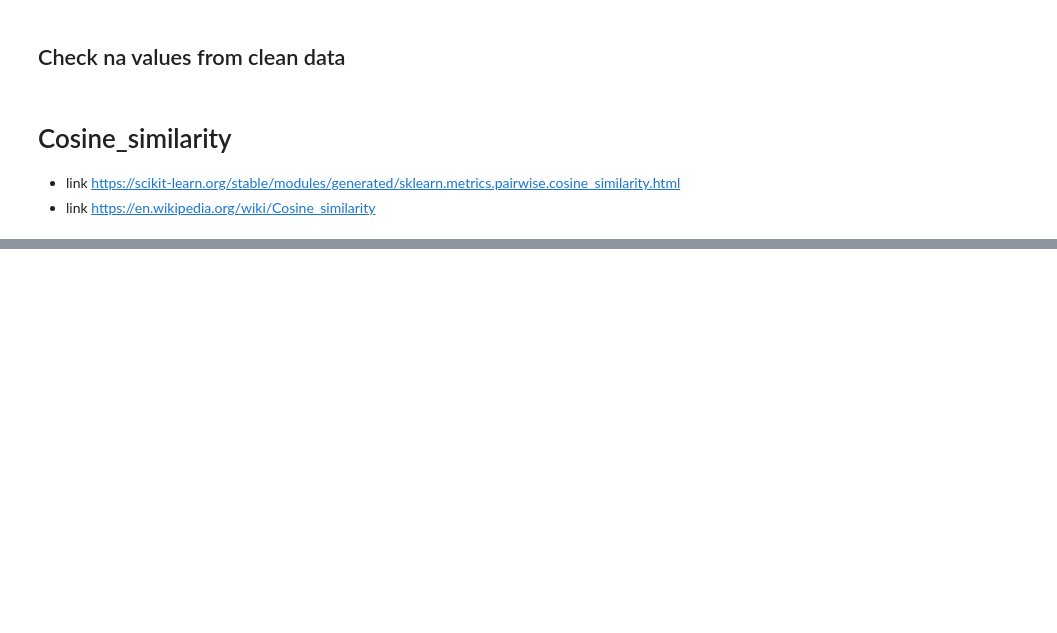
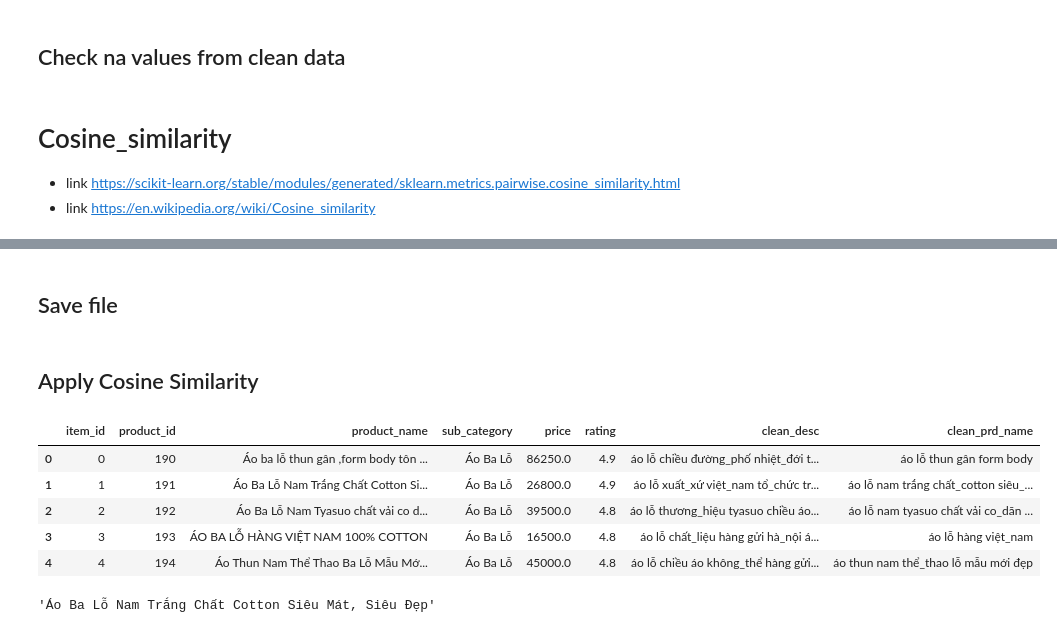
Before and after one commit to Trihamhochoi/Recommendated_System, a Jupyter notebook: CODE/Consine_Content_base.ipynb, the cells around one changed output, grey strips where cells are left out. Cells and saved outputs as stored; diff of their text form; code cells hidden in the pictures; blank space fills up the shorter version.

```diff
--- a/CODE/Consine_Content_base.ipynb
+++ b/CODE/Consine_Content_base.ipynb
@@ -62,7 +64,7 @@ drop_idx = clean_prd_df[clean_prd_df['clean_prd_name'].apply(lambda x: isinstanc
 # %%
 clean_prd_df = clean_prd_df.drop(index=drop_idx)
 # %%
-#stop_lst
+clean_prd_df = clean_prd_df.reset_index(drop=True)
 # %% [markdown]
 # Cosine_similarity
 - link https://scikit-learn.org/stable/modules/generated/sklearn.metrics.pairwise.cosine_similarity.html
@@ -126,0 +104,2 @@ results[0]
+# %% [markdown]
+## Save file
@@ -127,2 +109,4 @@ results[0]
+# %% [markdown]
+## Apply Cosine Similarity
 # %%
 def item(id_prd,df):
@@ -130 +114,15 @@ def item(id_prd,df):
     return text
+# %%
+final_df = clean_prd_df.reset_index().rename(columns={'index':'item_id'})
+final_df.head()
+# %% [output]
+|  | item_id | product_id | product_name | sub_category | price | rating | clean_desc | clean_prd_name |
+| 0 | 0 | 190 | Áo ba lỗ thun gân ,form body tôn ... | Áo Ba Lỗ | 86250.0 | 4.9 | áo lỗ chiều đường_phố nhiệt_đới t... | áo lỗ thun gân form body |
+| 1 | 1 | 191 | Áo Ba Lỗ Nam Trắng Chất Cotton Si... | Áo Ba Lỗ | 26800.0 | 4.9 | áo lỗ xuất_xứ việt_nam tổ_chức tr... | áo lỗ nam trắng chất_cotton siêu_... |
+| 2 | 2 | 192 | Áo Ba Lỗ Nam Tyasuo chất vải co d... | Áo Ba Lỗ | 39500.0 | 4.8 | áo lỗ thương_hiệu tyasuo chiều áo... | áo lỗ nam tyasuo chất vải co_dãn ... |
+| 3 | 3 | 193 | ÁO BA LỖ HÀNG VIỆT NAM 100% COTTON | Áo Ba Lỗ | 16500.0 | 4.8 | áo lỗ chất_liệu hàng gửi hà_nội á... | áo lỗ hàng việt_nam |
+| 4 | 4 | 194 | Áo Thun Nam Thể Thao Ba Lỗ Mẫu Mớ... | Áo Ba Lỗ | 45000.0 | 4.8 | áo lỗ chiều áo không_thể hàng gửi... | áo thun nam thể_thao lỗ mẫu mới đẹp |
+# %%
+final_df.loc[final_df['item_id'] == 1,'product_name'].values[0]
+# %% [output]
+'Áo Ba Lỗ Nam Trắng Chất Cotton Siêu Mát, Siêu Đẹp'
```
Also changed, not shown: parts of 10 cells of this notebook, 3 other files.
